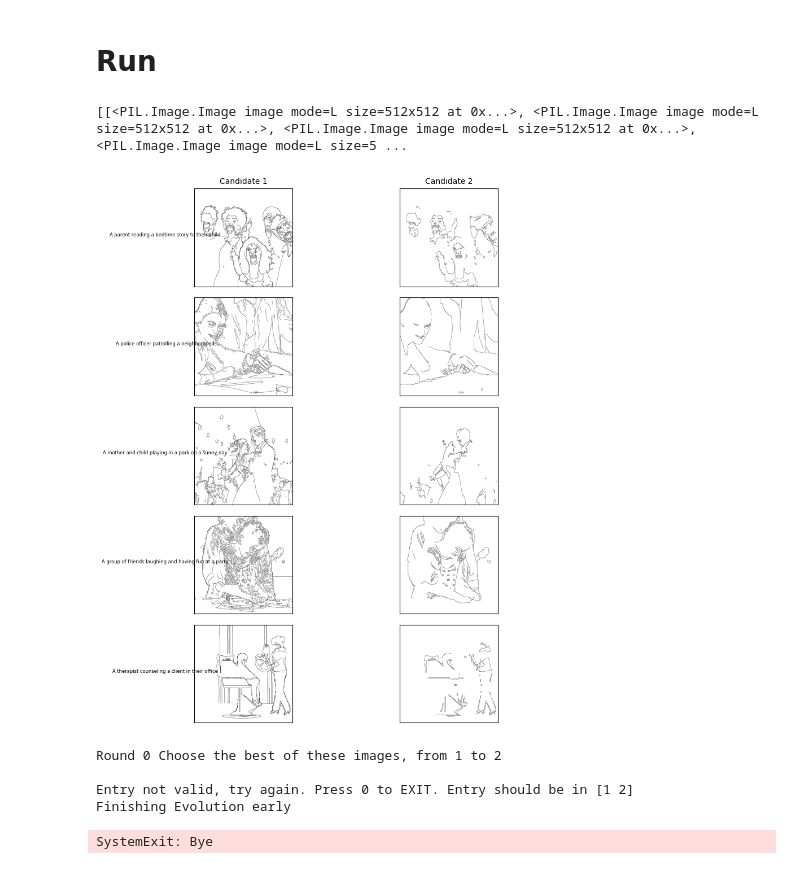
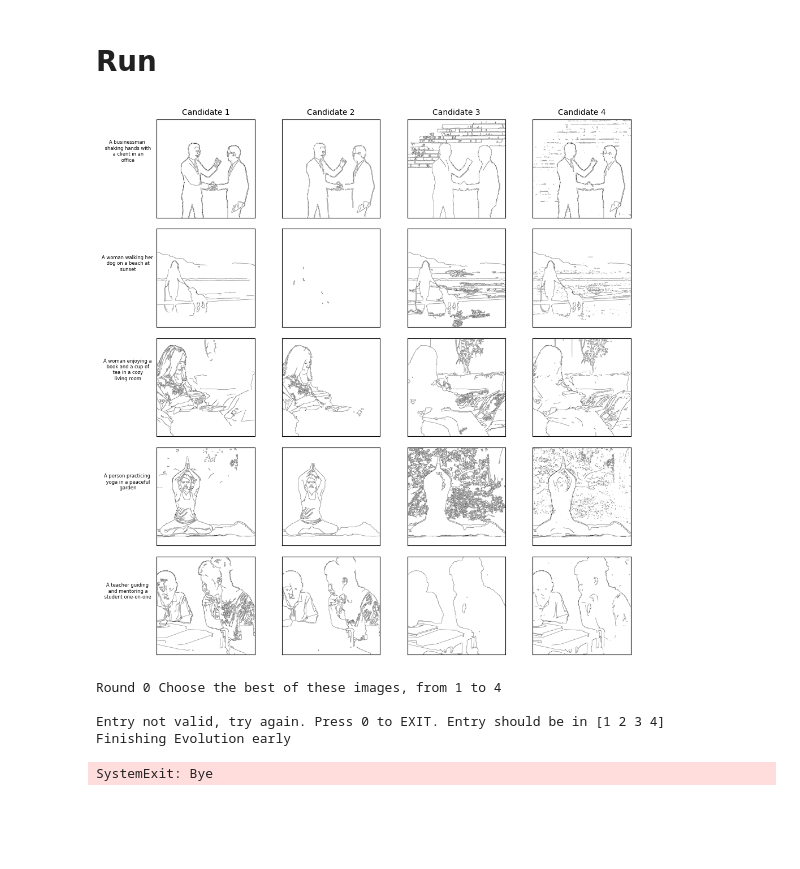
Before and after one commit to ETALATE/WordsToStitchesRL, a Jupyter notebook: Advanced Reinforcment Learning .ipynb, the cells around one changed output. Drawn from its saved outputs; the diff is of its cells as text; code cells hidden in the pictures; blank space fills up the shorter version.

```diff
--- a/Advanced Reinforcment Learning .ipynb
+++ b/Advanced Reinforcment Learning .ipynb
@@ -279,9 +279,9 @@ def shift_params(canny_params): #shifts the parameters so that they are in the r
     shifted_x[3] = shifted_x[2]+shifted_x[3] #making sure high is higher than low
     return shifted_x*12
 
-def get_prompts(): #get three random prompts
-    rand = random.sample(range(1, prompts_length-1), 5)
-    for i in range(5):
+def get_prompts(x): #get five random prompts
+    rand = random.sample(range(1, prompts_length-1), x)
+    for i in range(x):
         rand[i] = prompts[rand[i]]
     return rand
 
@@ -314,11 +314,11 @@ def fitness_batch(evolved_parameters: np.array, args=None) -> float:
     rewards = [0]*args.population_size
     num_prompts=5
     images_show=[] #contain images all candidates
-
+    prompts_show = []
     # Loop on the whole structure
     print("About to Evaluate {} elements in {} rounds with {} prompts".format(args.population_size, num_rounds, num_prompts))
     for j in range(0,num_rounds):
-        prompts_for_round = get_prompts()
+        prompts_for_round = get_prompts(num_prompts)
         images=[] #contain images all candidates
         img_to_canny = [] #contain original images to be canny edge detected
         other_seg = [] #list of segmented parts of other
@@ -331,7 +331,7 @@ def fitness_batch(evolved_parameters: np.array, args=None) -> float:
             idx_candidate_in_pop= j*args.num_candidates+k
             nn_candidate=evolved_parameters[idx_candidate_in_pop]
             parameters_candidate = nn_candidate(add_img_end(prompts_for_round))
-            canny_params = parameters_candidate[j]
+            canny_params = parameters_candidate[k]
             canny_params = shift_params(canny_params)
             images_=[]
             for i in range(0,num_prompts):
@@ -353,10 +353,10 @@ def fitness_batch(evolved_parameters: np.array, args=None) -> float:
 
                 images_.append(image)
             images.append(images_)
+        prompts_show.append(prompts_for_round)
         images_show.append(images)
 
     for j in range(0,num_rounds):
-        print(images_show[j])
         #---2--- Display these images and ask human to rank these candidates
         fig,axes = plt.subplots(nrows=num_prompts, ncols=args.num_candidates, figsize=(10, 10))
         for ii in range(0, args.num_candidates):
@@ -364,7 +364,7 @@ def fitness_batch(evolved_parameters: np.array, args=None) -> float:
                 axes[jj,ii].imshow(images_show[j][ii][jj],cmap="gray")#ith candidate and jth prompt
         plt.setp(plt.gcf().get_axes(), xticks=[], yticks=[])
         columnLabels = ['Candidate {}'.format(col) for col in range(1, args.num_candidates+1)]
-        rowLabels = prompts_for_round
+        rowLabels = [split_long(i) for i in prompts_show[j]]
         for ax, label in zip(axes[0], columnLabels):
             ax.set_title(label,fontsize=10)
         for ax, label in zip(axes[:,0], rowLabels):
@@ -566,13 +566,12 @@ def main(args):
 # %%
 if __name__ == '__main__':
     # Replace the list below with the command-line arguments you want to use
-    args = ["--num_candidates","2","--generations","100","--population_size","4","--lr_decay", "0.95","--lr","1","--sigma","0.6","--sigma_decay","0.96","--clear_output","False"]
+    args = ["--num_candidates","4","--generations","100","--population_size","4","--lr_decay", "0.95","--lr","1","--sigma","0.6","--sigma_decay","0.97","--clear_output","False"]
     main(args)
 # %% [output]
+[figure, new version]
-[[<PIL.Image.Image image mode=L size=512x512 at 0x...>, <PIL.Image.Image image mode=L size=512x512 at 0x...>, <PIL.Image.Image image mode=L size=512x512 at 0x...>, <PIL.Image.Image image mode=L size=5 ...
+Round 0 Choose the best of these images, from 1 to 4
+
+Entry not valid, try again. Press 0 to EXIT. Entry should be in [1 2 3 4]
+Finishing Evolution early
-[figure, old version]
-Round 0 Choose the best of these images, from 1 to 2
-
-Entry not valid, try again. Press 0 to EXIT. Entry should be in [1 2]
-Finishing Evolution early
+SystemExit: Bye
-SystemExit: Bye
```
